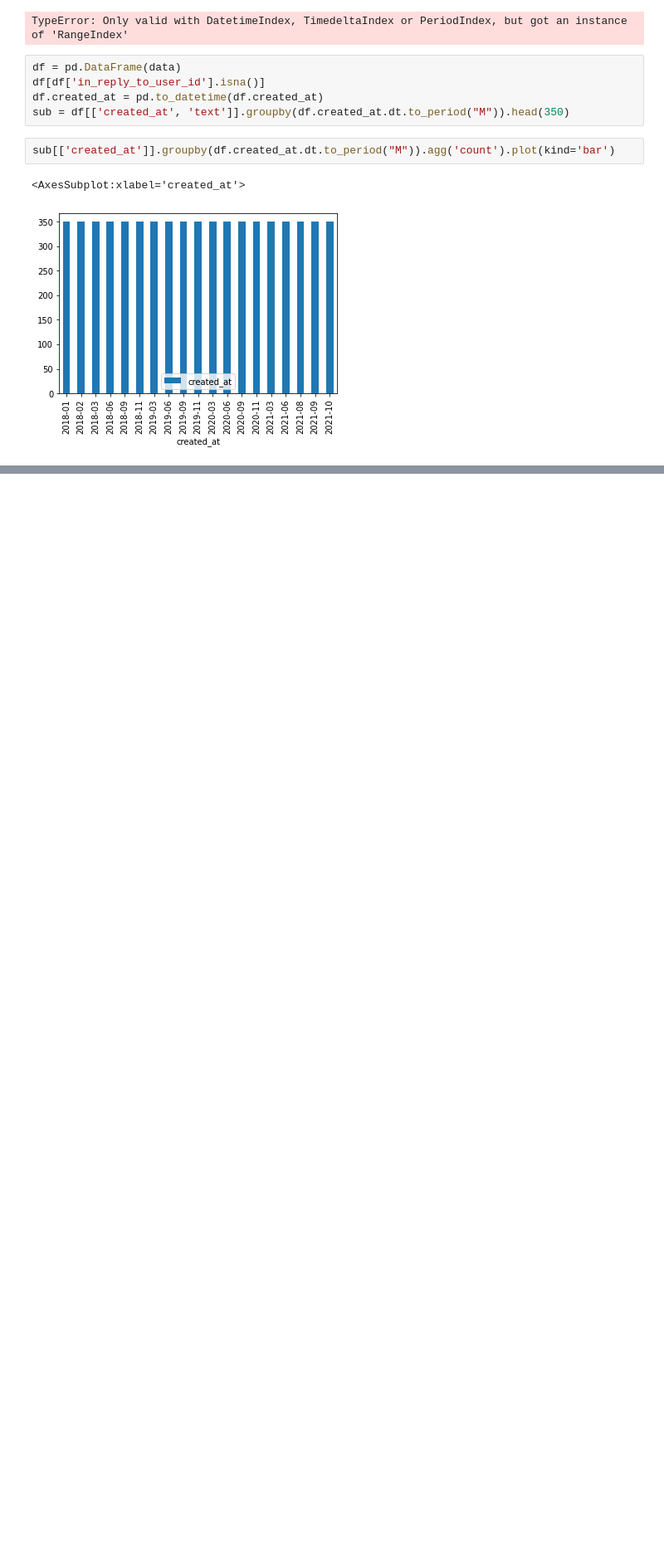
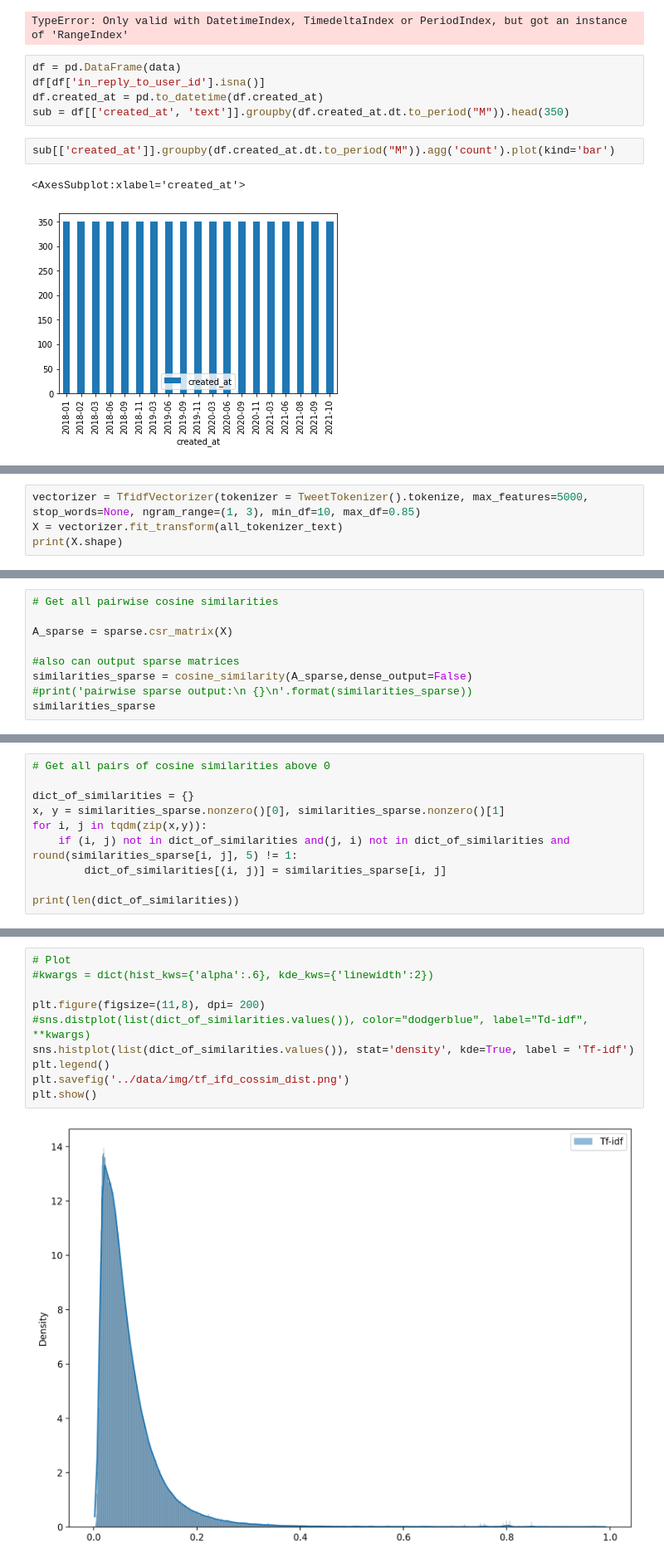
Before and after one commit to AndersGiovanni/ditw_project, a Jupyter notebook: src/twitter_eda.ipynb, the cells around one changed output, grey strips where cells are left out. Shown at 83% size. Saved outputs shown, nothing was run; the diff lists cells and outputs as text; blank space fills up the shorter version.

```diff
--- a/src/twitter_eda.ipynb
+++ b/src/twitter_eda.ipynb
@@ -60,0 +122,4 @@ Name: timestamp, dtype: datetime64[ns, UTC]
+# %%
+vectorizer = TfidfVectorizer(tokenizer = TweetTokenizer().tokenize, max_features=5000, stop_words=None, ngram_range=(1, 3), min_df=10, max_df=0.85)
+X = vectorizer.fit_transform(all_tokenizer_text)
+print(X.shape)
@@ -60,0 +128,9 @@ Name: timestamp, dtype: datetime64[ns, UTC]
+# %%
+# Get all pairwise cosine similarities
+
+A_sparse = sparse.csr_matrix(X)
+
+#also can output sparse matrices
+similarities_sparse = cosine_similarity(A_sparse,dense_output=False)
+#print('pairwise sparse output:\n {}\n'.format(similarities_sparse))
+similarities_sparse
@@ -60,0 +140,10 @@ Name: timestamp, dtype: datetime64[ns, UTC]
+# %%
+# Get all pairs of cosine similarities above 0
+
+dict_of_similarities = {}
+x, y = similarities_sparse.nonzero()[0], similarities_sparse.nonzero()[1]
+for i, j in tqdm(zip(x,y)):
+    if (i, j) not in dict_of_similarities and(j, i) not in dict_of_similarities and round(similarities_sparse[i, j], 5) != 1:
+        dict_of_similarities[(i, j)] = similarities_sparse[i, j]
+
+print(len(dict_of_similarities))
@@ -60,0 +152,12 @@ Name: timestamp, dtype: datetime64[ns, UTC]
+# %%
+# Plot
+#kwargs = dict(hist_kws={'alpha':.6}, kde_kws={'linewidth':2})
+
+plt.figure(figsize=(11,8), dpi= 200)
+#sns.distplot(list(dict_of_similarities.values()), color="dodgerblue", label="Td-idf", **kwargs)
+sns.histplot(list(dict_of_similarities.values()), stat='density', kde=True, label = 'Tf-idf')
+plt.legend()
+plt.savefig('../data/img/tf_ifd_cossim_dist.png')
+plt.show()
+# %% [output]
+[figure, added]
```
Also changed, not shown: parts of 24 cells of this notebook, 5 other files.
